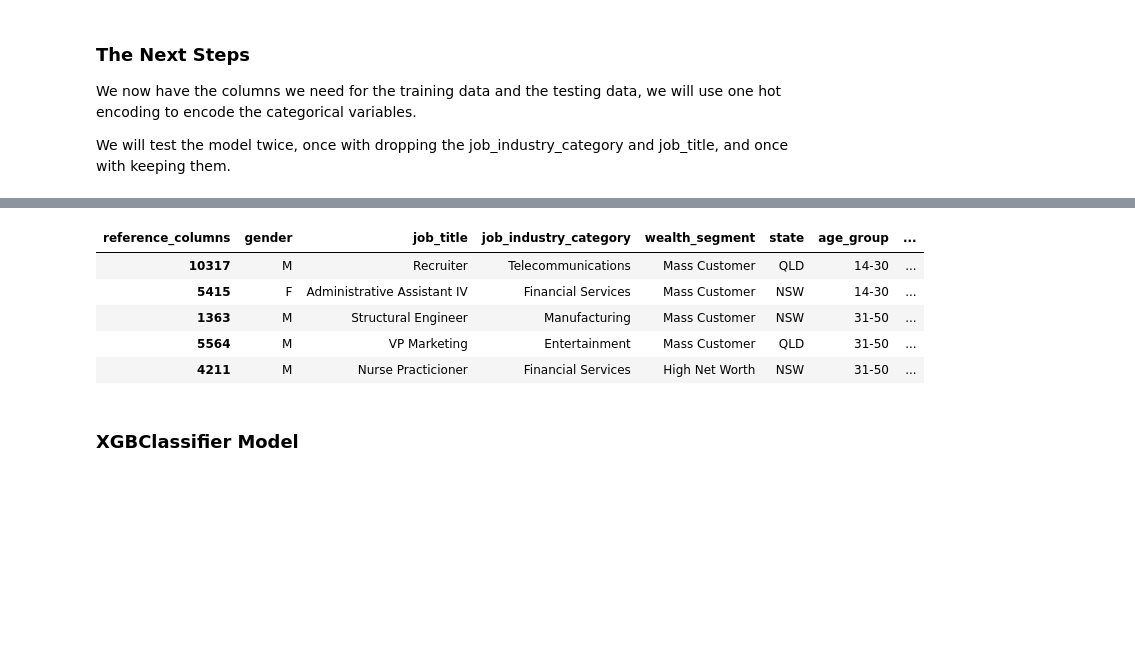
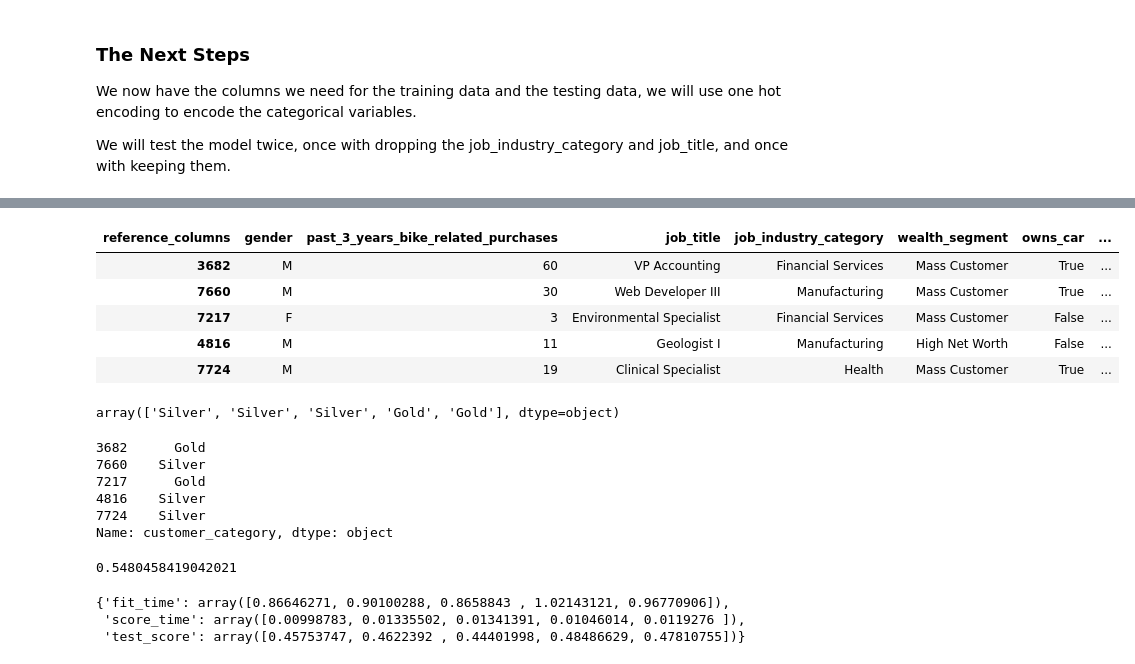
Before and after one commit to notcostheta/internship-speedrun, a Jupyter notebook: kpmg/task3 copy.ipynb, the cells around one changed output, grey strips where cells are left out. Cells and saved outputs as stored; diff of their text form; code cells hidden in the pictures; blank space fills up the shorter version.

```diff
--- a/kpmg/task3 copy.ipynb
+++ b/kpmg/task3 copy.ipynb
@@ -438,0 +400,3 @@ X_valid = X_valid_full[my_cols].copy()
+# %%
+# Convert owns_car to object type
+data["owns_car"] = data["owns_car"].astype("object")
@@ -438,0 +425,6 @@ X_valid = X_valid_full[my_cols].copy()
+# %%
+# Deciding upon the target variable
+target_name = "customer_category"
+target = data[target_name]
+
+data = data.drop(columns=[target_name], axis=1)
@@ -438,0 +493,8 @@ X_valid = X_valid_full[my_cols].copy()
+# %%
+# Making the train-test split
+
+from sklearn.model_selection import train_test_split
+
+data_train, data_test, target_train, target_test = train_test_split(
+    data, target, test_size=0.2, random_state=42
+)
@@ -439,11 +503,36 @@ X_valid = X_valid_full[my_cols].copy()
 # %%
-X_train.head()
+data_test.head()
 # %% [output]
-| reference_columns | gender | job_title | job_industry_category | wealth_segment | state | age_group | ... |
-| 10317 | M | Recruiter | Telecommunications | Mass Customer | QLD | 14-30 | ... |
-| 5415 | F | Administrative Assistant IV | Financial Services | Mass Customer | NSW | 14-30 | ... |
-| 1363 | M | Structural Engineer | Manufacturing | Mass Customer | NSW | 31-50 | ... |
-| 5564 | M | VP Marketing | Entertainment | Mass Customer | QLD | 31-50 | ... |
-| 4211 | M | Nurse Practicioner | Financial Services | High Net Worth | NSW | 31-50 | ... |
+| reference_columns | gender | past_3_years_bike_related_purchases | job_title | job_industry_category | wealth_segment | owns_car | ... |
+| 3682 | M | 60 | VP Accounting | Financial Services | Mass Customer | True | ... |
+| 7660 | M | 30 | Web Developer III | Manufacturing | Mass Customer | True | ... |
+| 7217 | F | 3 | Environmental Specialist | Financial Services | Mass Customer | False | ... |
+| 4816 | M | 11 | Geologist I | Manufacturing | High Net Worth | False | ... |
+| 7724 | M | 19 | Clinical Specialist | Health | Mass Customer | True | ... |
-# %% [markdown]
-### XGBClassifier Model
+# %%
+model.predict(data_test)[:5]
+# %% [output]
+array(['Silver', 'Silver', 'Silver', 'Gold', 'Gold'], dtype=object)
+# %%
+target_test[:5]
+# %% [output]
+3682      Gold
+7660    Silver
+7217      Gold
+4816    Silver
+7724    Silver
+Name: customer_category, dtype: object
+# %%
+model.score(data_test, target_test)
+# %% [output]
+0.5480458419042021
+# %%
+# Evaluating the model with cross-validation
+from sklearn.model_selection import cross_validate
+
+cv_results = cross_validate(model, data, target, cv=5)
+cv_results
+# %% [output]
+{'fit_time': array([0.86646271, 0.90100288, 0.8658843 , 1.02143121, 0.96770906]),
+ 'score_time': array([0.00998783, 0.01335502, 0.01341391, 0.01046014, 0.0119276 ]),
+ 'test_score': array([0.45753747, 0.4622392 , 0.44401998, 0.48486629, 0.47810755])}
```
Also changed, not shown: parts of 12 cells of this notebook, 1 other file.
